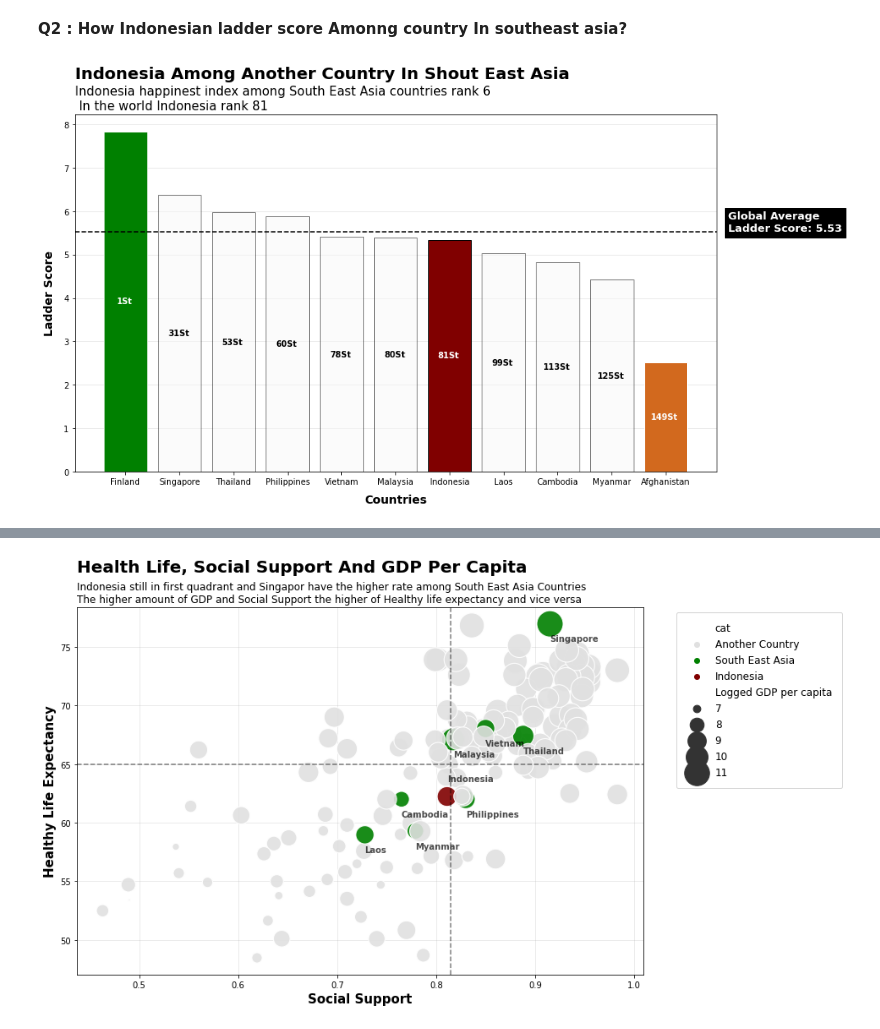
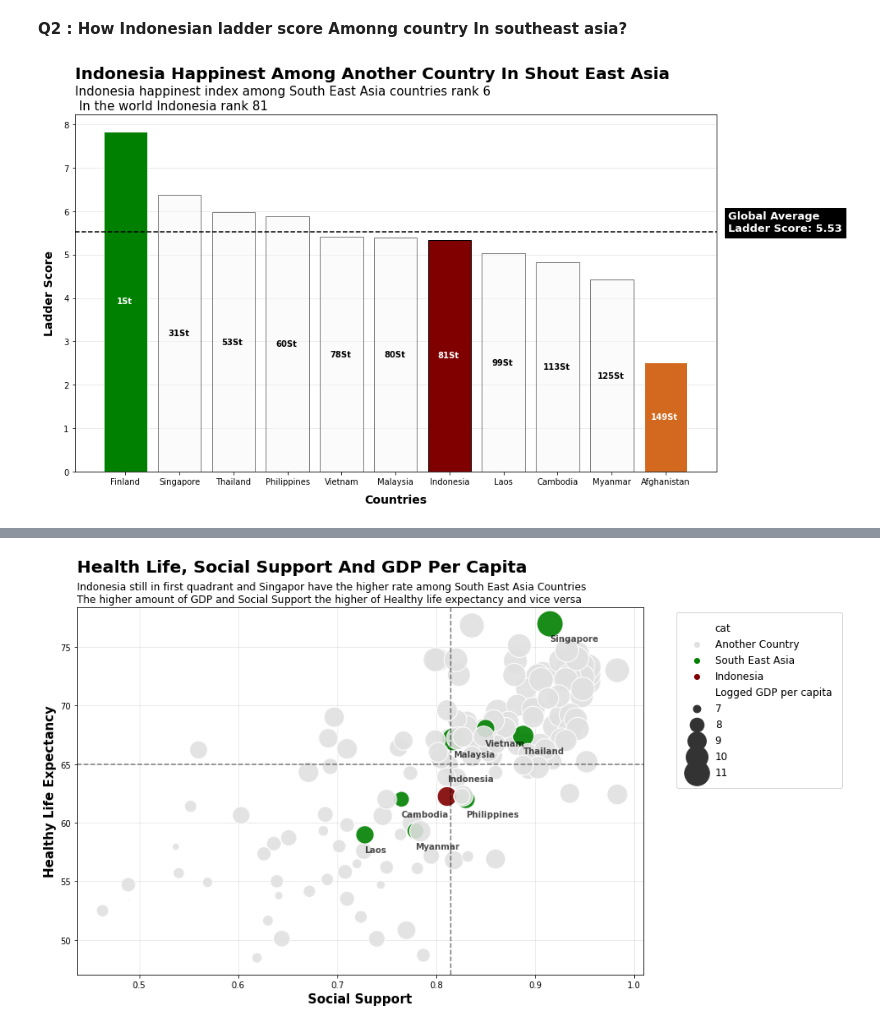
Before and after one commit to fianadew/Explanatory-Data-Analysis, a Jupyter notebook: Happinest_World.ipynb, the cells around one changed output, grey strips where cells are left out. Drawn from its saved outputs; the diff is of its cells as text; code cells hidden in the pictures.

```diff
--- a/Happinest_World.ipynb
+++ b/Happinest_World.ipynb
@@ -198,32 +198,32 @@ for i, bar in enumerate(bar1):
         fontsize=10
     )
 
 for i, bar in enumerate(bar0):
   x=bar.get_x()
   y=bar.get_height()
   ax.text(
       s="1St",
       x=x+0.38, y=y/2,
       va='center', ha='center',
       fontsize=10,
       fontweight='bold',
       color='white'
   )
 
 for i, bar in enumerate(bar2):
   x=bar.get_x()
   y=bar.get_height()
   ax.text(
       s="149St",
       x=x+0.38, y=y/2,
       color='white',
       fontsize=10,
       fontweight='bold',
       va='center', ha='center'
   )
 
-  plt.text(s='Indonesia Among Another Country In Shout East Asia', fontsize=20, fontweight='bold', ha='left', x=xmin, y=ymax*1.1)
+  plt.text(s='Indonesia Happinest Among Another Country In Shout East Asia', fontsize=20, fontweight='bold', ha='left', x=xmin, y=ymax*1.1)
   plt.title('Indonesia happinest index among South East Asia countries rank 6 \n In the world Indonesia rank 81', fontsize=15, loc='left')
   plt.show()
 # %% [output]
-[figure, old version]
+[figure, new version]
```
Also changed, not shown: parts of 4 cells of this notebook.
